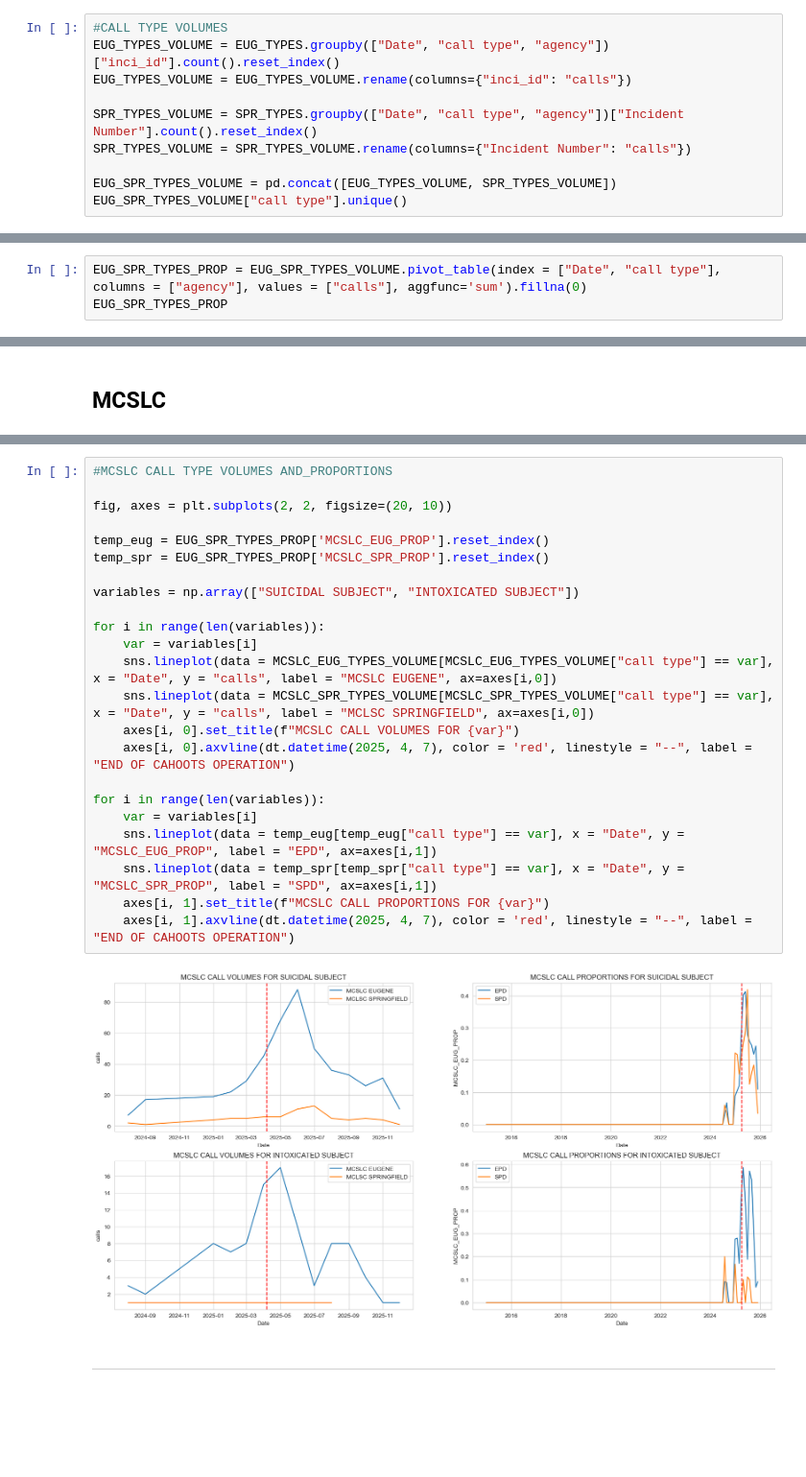
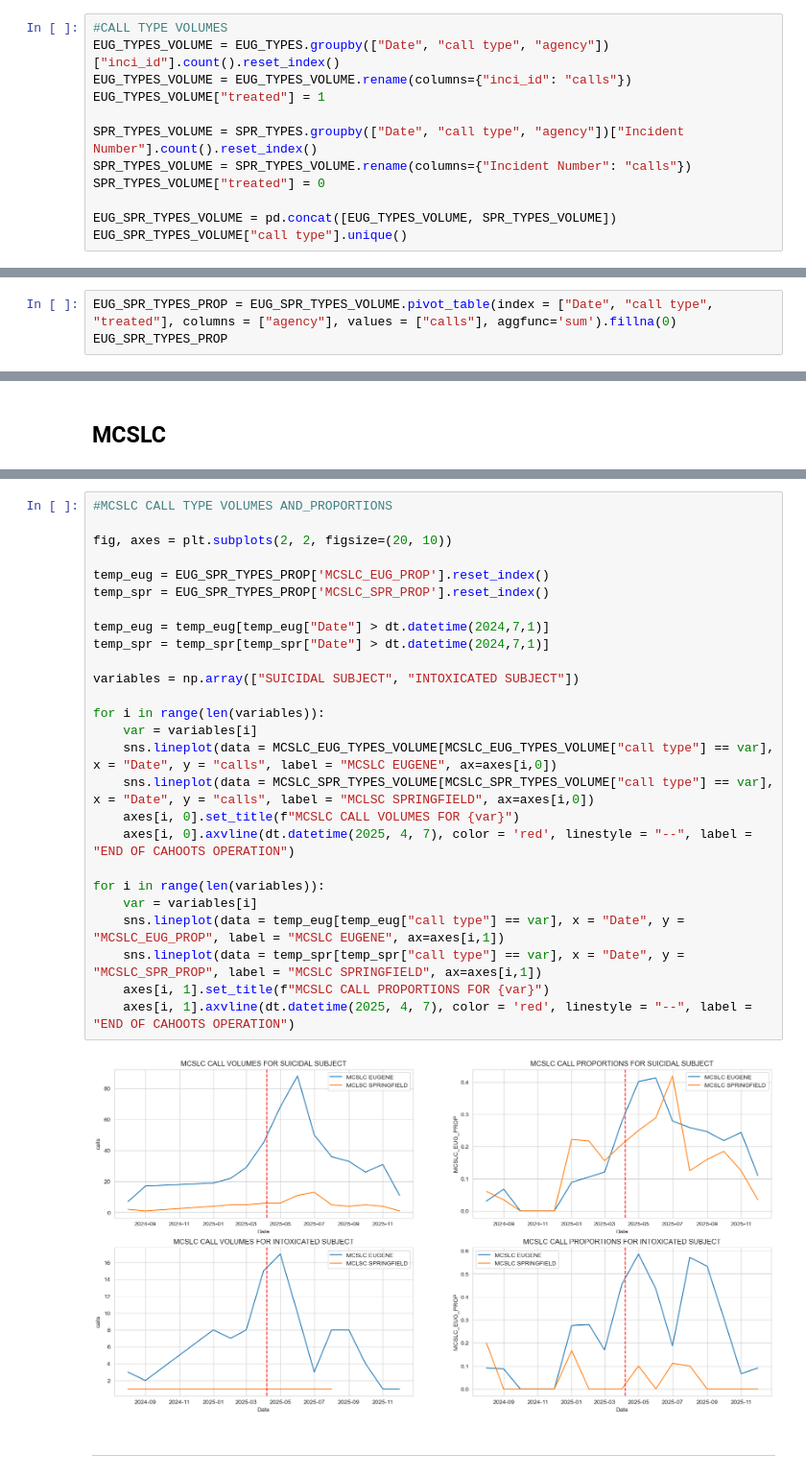
Before and after one commit to luhlig123/DataScienceInAction, a Jupyter notebook: DSCI410_Data_Processing.ipynb, the cells around one changed output, grey strips where cells are left out. Shown at 96% size. Cells and saved outputs as stored; diff of their text form; blank space fills up the shorter version.

```diff
--- a/DSCI410_Data_Processing.ipynb
+++ b/DSCI410_Data_Processing.ipynb
@@ -404,9 +402,11 @@ SPR_TYPES = pd.concat([SPR_TYPES, MCSLC_SPR])
 #CALL TYPE VOLUMES
 EUG_TYPES_VOLUME = EUG_TYPES.groupby(["Date", "call type", "agency"])["inci_id"].count().reset_index()
 EUG_TYPES_VOLUME = EUG_TYPES_VOLUME.rename(columns={"inci_id": "calls"})
+EUG_TYPES_VOLUME["treated"] = 1
 
 SPR_TYPES_VOLUME = SPR_TYPES.groupby(["Date", "call type", "agency"])["Incident Number"].count().reset_index()
 SPR_TYPES_VOLUME = SPR_TYPES_VOLUME.rename(columns={"Incident Number": "calls"})
+SPR_TYPES_VOLUME["treated"] = 0
 
 EUG_SPR_TYPES_VOLUME = pd.concat([EUG_TYPES_VOLUME, SPR_TYPES_VOLUME])
 EUG_SPR_TYPES_VOLUME["call type"].unique()
@@ -782,6 +782,6 @@ for i in CAHOOTS_EUG_TYPES_VOLUME["call type"].unique():
 # %% [markdown]
 ## Proportion
 # %%
-EUG_SPR_TYPES_PROP = EUG_SPR_TYPES_VOLUME.pivot_table(index = ["Date", "call type"], columns = ["agency"], values = ["calls"], aggfunc='sum').fillna(0)
+EUG_SPR_TYPES_PROP = EUG_SPR_TYPES_VOLUME.pivot_table(index = ["Date", "call type", "treated"], columns = ["agency"], values = ["calls"], aggfunc='sum').fillna(0)
 EUG_SPR_TYPES_PROP
 # %% [output]
@@ -879,28 +879,31 @@ EUG_SPR_TYPES_PROP.head()
 # %%
 #MCSLC CALL TYPE VOLUMES AND_PROPORTIONS
 
 fig, axes = plt.subplots(2, 2, figsize=(20, 10))
 
 temp_eug = EUG_SPR_TYPES_PROP['MCSLC_EUG_PROP'].reset_index()
 temp_spr = EUG_SPR_TYPES_PROP['MCSLC_SPR_PROP'].reset_index()
+
+temp_eug = temp_eug[temp_eug["Date"] > dt.datetime(2024,7,1)]
+temp_spr = temp_spr[temp_spr["Date"] > dt.datetime(2024,7,1)]
 
 variables = np.array(["SUICIDAL SUBJECT", "INTOXICATED SUBJECT"])
 
 for i in range(len(variables)):
     var = variables[i]
     sns.lineplot(data = MCSLC_EUG_TYPES_VOLUME[MCSLC_EUG_TYPES_VOLUME["call type"] == var], x = "Date", y = "calls", label = "MCSLC EUGENE", ax=axes[i,0])
     sns.lineplot(data = MCSLC_SPR_TYPES_VOLUME[MCSLC_SPR_TYPES_VOLUME["call type"] == var], x = "Date", y = "calls", label = "MCLSC SPRINGFIELD", ax=axes[i,0])
     axes[i, 0].set_title(f"MCSLC CALL VOLUMES FOR {var}")
     axes[i, 0].axvline(dt.datetime(2025, 4, 7), color = 'red', linestyle = "--", label = "END OF CAHOOTS OPERATION")
 
 for i in range(len(variables)):
     var = variables[i]
-    sns.lineplot(data = temp_eug[temp_eug["call type"] == var], x = "Date", y = "MCSLC_EUG_PROP", label = "EPD", ax=axes[i,1])
-    sns.lineplot(data = temp_spr[temp_spr["call type"] == var], x = "Date", y = "MCSLC_SPR_PROP", label = "SPD", ax=axes[i,1])
+    sns.lineplot(data = temp_eug[temp_eug["call type"] == var], x = "Date", y = "MCSLC_EUG_PROP", label = "MCSLC EUGENE", ax=axes[i,1])
+    sns.lineplot(data = temp_spr[temp_spr["call type"] == var], x = "Date", y = "MCSLC_SPR_PROP", label = "MCSLC SPRINGFIELD", ax=axes[i,1])
     axes[i, 1].set_title(f"MCSLC CALL PROPORTIONS FOR {var}")
     axes[i, 1].axvline(dt.datetime(2025, 4, 7), color = 'red', linestyle = "--", label = "END OF CAHOOTS OPERATION")
 # %% [output]
-[figure, old version]
+[figure, new version]
 # %% [markdown]
 ---
 # %% [markdown]
```
Also changed, not shown: parts of 35 cells of this notebook.
